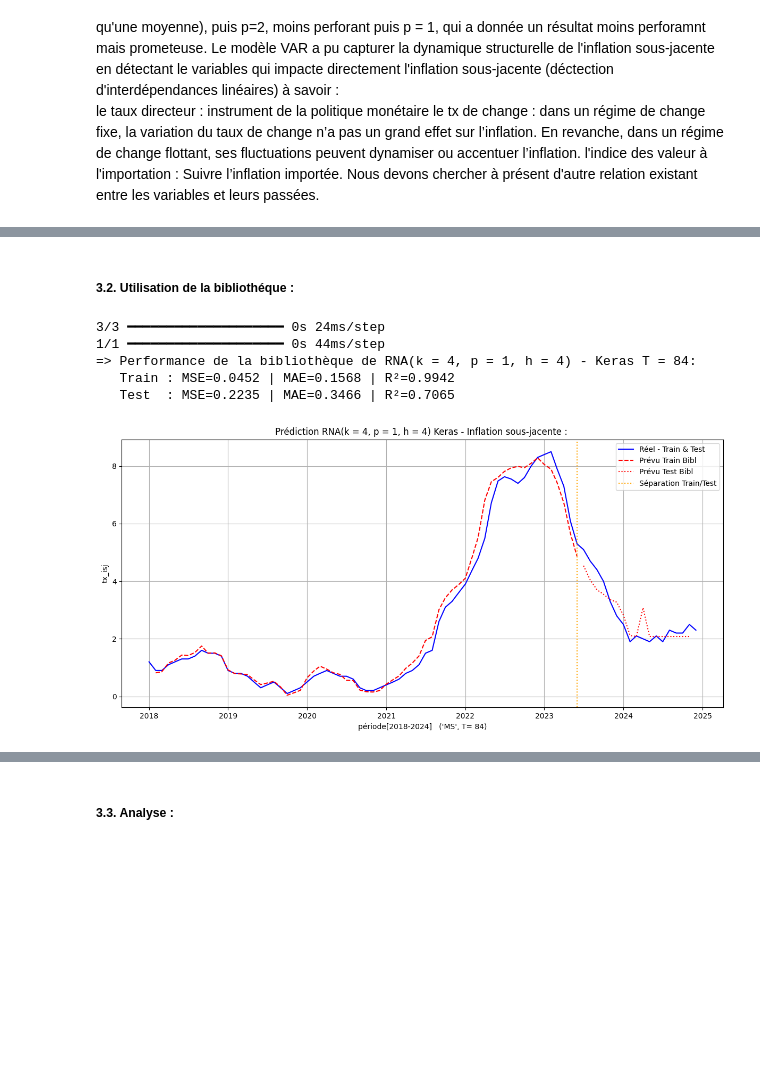
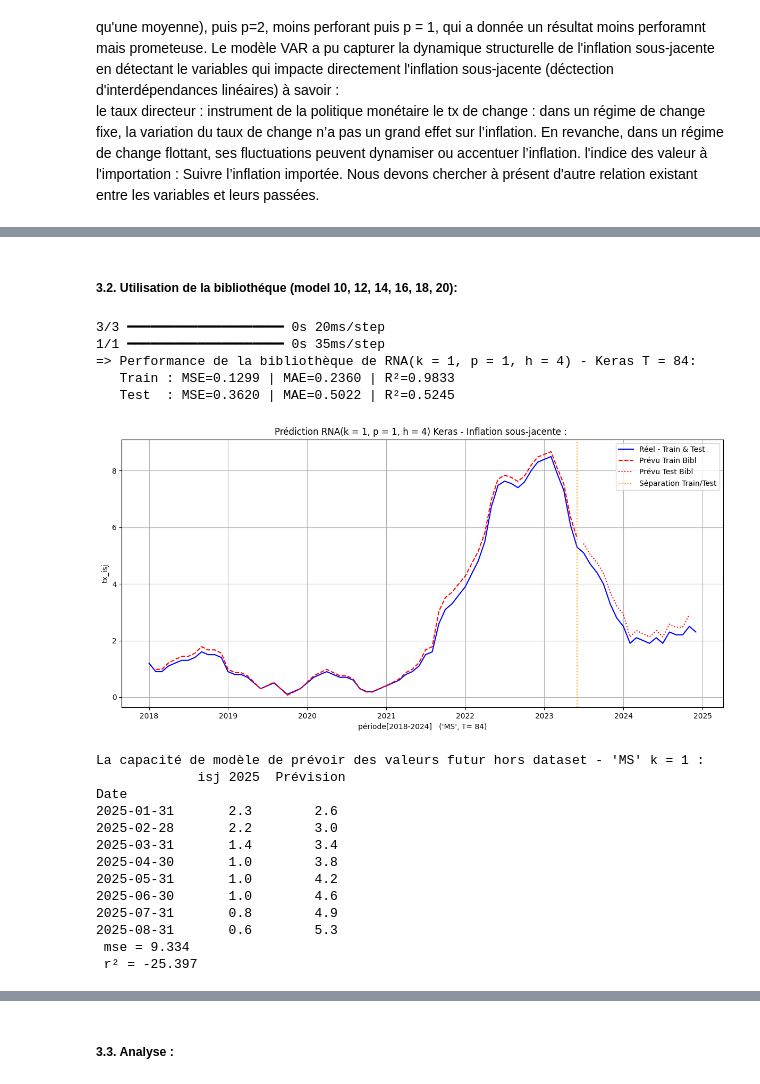
Before and after one commit to LajaliRachid/PFE, a Jupyter notebook: analyse_inflation.ipynb, the cells around one changed output, grey strips where cells are left out. Drawn from its saved outputs; the diff is of its cells as text; code cells hidden in the pictures; blank space fills up the shorter version.

```diff
--- a/analyse_inflation.ipynb
+++ b/analyse_inflation.ipynb
@@ -696,6 +827,6 @@ Le modèle ARIMA a bien appris sur les données d’entraînement, mais n’a pa
 # %%
-freq = "MS" # {"MS"|"QS"}  échantillon: {étendu|reduit} Freq: {Mensuelle|Trimestrielle}
-df = reload_data(freq)
+freq = "MS" # à changer {"MS"|"QS"}  échantillon: {étendu|reduit} Freq: {Mensuelle|Trimestrielle}
+df, new_val_isj, futur_dates = reload_data(freq)
 target = 'tx_isj'
 # %%
 # 1 - Stationnarité :
@@ -778,20 +909,18 @@ Valeurs propres:
 # %%
-if len(train_var) == 0 or p_opt == 0 or p == 0:
+if len(df) == 0 or p_opt == 0 or p == 0:
     sys.exit("Vous devez recompiler le code dés le début pour charger certains params !!")
 
 # 7 - Teste de causalité
-test_causalite(train_var, p_opt)
+test_causalite(df, p_opt)
 df_stationnaire_reduit = df_stationnaire.drop(columns=non_causales)
 split_index, train_reduit, test_reduit = split_data(df_stationnaire_reduit)
-print(f"=> L'extaction des variables non-causale {non_causales} : Train {train_reduit.shape} et "\
+print(f"=> L'extraction des variables non-causale {non_causales} : Train {train_reduit.shape} et "\
        "Test {test_reduit.shape}")
 
 # reRegression, reCalcul la matrice compagnon, et reTest la statbilité avec moins des variables (k=5)
 B_est, Y_est, residus, Sigma_u, T, k,_ , _ = mco_multivariee(train_reduit, p_opt)
 stability_system(matrice_compagonon(B_est, p_opt, k), p_opt)
 df_reduit = df.drop(columns=non_causales)
-
-print(A[0])
 
 # 8 - la prédiction
 def pred_var(df_stat_reduit, df_reduit, p):
@@ -803,16 +932,17 @@ def pred_var(df_stat_reduit, df_reduit, p):
         Y_pred[t] = y_pred_t.ravel()
 
     j = df_reduit.columns.get_loc(target) # Cible
+
     # Réel
     Y_train_real = df_reduit.values[:split_index, j]
     Y_test_real  = df_reduit.values[split_index:, j]   # vérifier d (décalage)
 
     Y_train_pred = Y_pred[:split_index, j]
     Y_test_pred  = Y_pred[split_index - d:, j]
-    return Y_train_real, Y_train_pred, Y_test_real, Y_test_pred
+    return Y_train_real, Y_train_pred, Y_test_real, Y_test_pred, residus
 
 (train_real_man, train_pred_man,
- test_real_man, test_pred_man) = pred_var(df_stationnaire_reduit, df_reduit, p_opt)
+ test_real_man, test_pred_man, residus) = pred_var(df_stationnaire_reduit, df_reduit, p_opt)
 
 # 9 - Calcul des métriques
 metriques(f"=> Performance de l'implèmentation manuelle de VAR({p_opt}) T = {84 if freq=="MS" else 28}:",
@@ -827,6 +957,10 @@ visualisation(f"Prédiction VAR({p_opt}) - Inflation sous-jacente \nCible : [{ta
               train_pred_man[p_opt+d:], test_pred_man[d:],
               [], [],
               p_opt, d, freq)
+
+# 11 - Validation de modèle : tester les violation des hypothèses des erreurs
+error_isj = residus[:, df_reduit.columns.get_loc(target)]
+residual_diagnostics(error_isj, 5)
 # %% [output]
 Test de causalité de Granger : les variables causales et les lags qui correpondent p = 3
   variable  lag  p_value
@@ -1000,6 +1249,6 @@ Nous devons chercher à présent d'autre relation existant entre les variables e
 # %%
 freq = "MS" # {"MS"|"QS"}  échantillon: {étendu|reduit} Freq: {Mensuelle|Trimestrielle}
-df = reload_data(freq)
+df, new_val_isj, futur_dates = reload_data(freq)
 target = 'tx_isj'
 # %%
 # Sélection des variables
@@ -1175,5 +1471,5 @@ visualisation(f"Prédiction RNA(k = {k}, p = {p}, h = {h}) - Inflation sous-jace
 # %% [markdown]
-##### 3.2. Utilisation de la bibliothéque :
+##### 3.2. Utilisation de la bibliothéque (model 10, 12, 14, 16, 18, 20):
 # %%
 # L'utilisation du Bibliothèque Kersa de tensorflow
 # Conversion tensorflow/keras
@@ -1194,36 +1490,70 @@ model = keras.Sequential([
         input_shape=(X_train.shape[1],),
         kernel_initializer=initializer,  # pour
         bias_initializer='zeros'         # optionnel (par défaut 0)
     ),
     keras.layers.Dense(
         1,
         kernel_initializer=initializer,  #
         bias_initializer='zeros'
     )
 ])
 
 model.compile(optimizer=keras.optimizers.Adam(learning_rate=lr), loss='mse')
 # Entraînement
 model.fit(X_train_scaled, y_train_scaled, epochs=epochs, verbose=0)
 
 # Prédictions
 y_train_pred_keras = scaler_y.inverse_transform(model.predict(X_train_scaled)).ravel()
 y_test_pred_keras  = scaler_y.inverse_transform(model.predict(X_test_scaled)).ravel()
 
 metriques(f"=> Performance de la bibliothèque de RNA(k = {k}, p = {p}, h = {h}) "\
           f"- Keras T = {84 if freq=="MS" else 28}:",
           y_train, y_train_pred_keras,
           y_test, y_test_pred_keras)
 
 visualisation(f"Prédiction RNA(k = {k}, p = {p}, h = {h}) Keras - Inflation sous-jacente : ",
                 y_train, y_test,
                 [], [],
                 y_train_pred_keras[p:], y_test_pred_keras,
                 p, 0, freq)
+
+# Prévision t+k en dehors dataset pour p = 1
+last_row = df[variables][len(df)-1:len(df)]
+new_isj_pred = []
+if freq == "MS" and p == 1:
+    for i in range(0, len(new_val_isj) if k == 1 else 1) :
+        last_row_scaled = scaler_X.transform(last_row)
+        y_pred_scaled = model.predict(last_row_scaled, verbose=0)
+        last_row = scaler_y.inverse_transform(y_pred_scaled)[0, 0].reshape(1, -1)
+        new_isj_pred.append({
+            "isj 2025" : float(new_val_isj[i]),
+            "Prévision": round(float(last_row), 1),
+            "Date": futur_dates[i] + pd.offsets.MonthEnd(1)
+        })
+
+
+    df_pred = pd.DataFrame(new_isj_pred).set_index("Date")
+    mse = mean_squared_error(df_pred["isj 2025"], df_pred["Prévision"])
+    r2 = r2_score(df_pred["isj 2025"], df_pred["Prévision"])
+    print(f"La capacité de modèle de prévoir des valeurs futur hors dataset - '{freq}' k = {k}" \
+          f" :\n {df_pred} \n mse = {round(mse, 3)} \n r² = {round(r2, 3)}")
 # %% [output]
-3/3 ━━━━━━━━━━━━━━━━━━━━ 0s 24ms/step
-1/1 ━━━━━━━━━━━━━━━━━━━━ 0s 44ms/step
-=> Performance de la bibliothèque de RNA(k = 4, p = 1, h = 4) - Keras T = 84:
-   Train : MSE=0.0452 | MAE=0.1568 | R²=0.9942
-   Test  : MSE=0.2235 | MAE=0.3466 | R²=0.7065
+3/3 ━━━━━━━━━━━━━━━━━━━━ 0s 20ms/step
+1/1 ━━━━━━━━━━━━━━━━━━━━ 0s 35ms/step
+=> Performance de la bibliothèque de RNA(k = 1, p = 1, h = 4) - Keras T = 84:
+   Train : MSE=0.1299 | MAE=0.2360 | R²=0.9833
+   Test  : MSE=0.3620 | MAE=0.5022 | R²=0.5245
-[figure, old version]
+[figure, new version]
+La capacité de modèle de prévoir des valeurs futur hors dataset - 'MS' k = 1 :
+             isj 2025  Prévision
+Date
+2025-01-31       2.3        2.6
+2025-02-28       2.2        3.0
+2025-03-31       1.4        3.4
+2025-04-30       1.0        3.8
+2025-05-31       1.0        4.2
+2025-06-30       1.0        4.6
+2025-07-31       0.8        4.9
+2025-08-31       0.6        5.3
+ mse = 9.334
+ r² = -25.397
```
Also changed, not shown: parts of 52 cells of this notebook.
